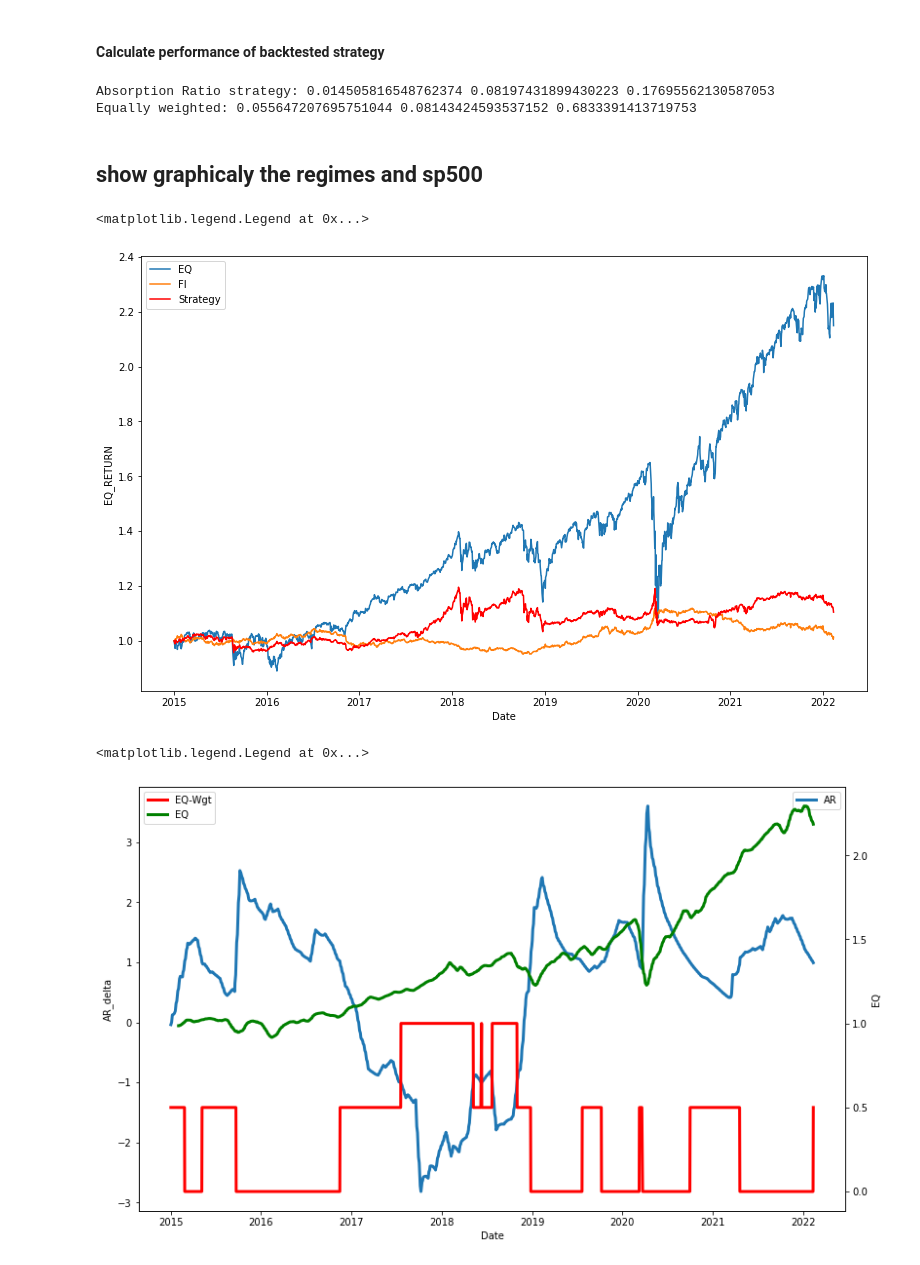
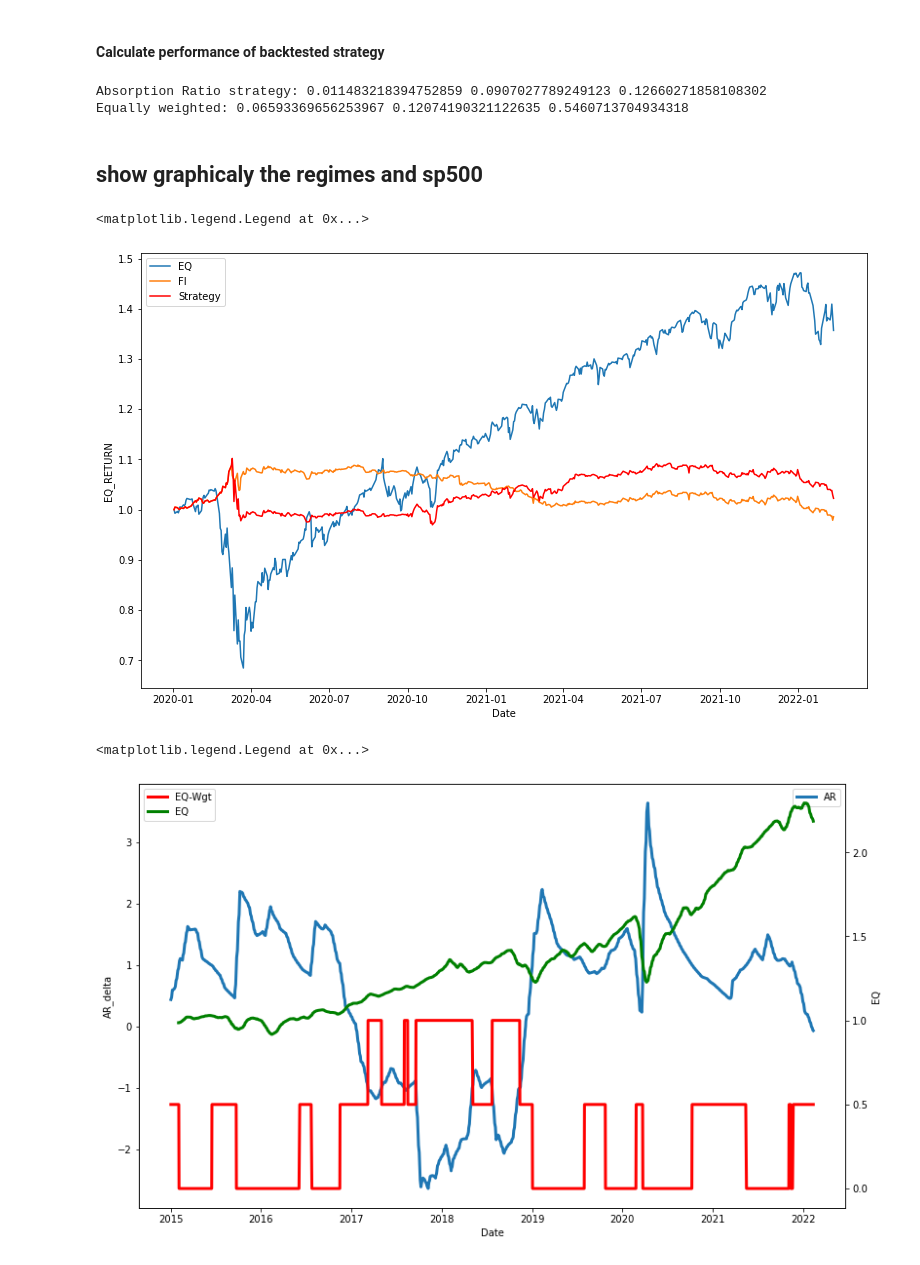
Before and after one commit to jgerhard/quantum-fund, a Jupyter notebook: regime.ipynb, the cells around one changed output. Drawn from its saved outputs; the diff is of its cells as text; code cells hidden in the pictures.

```diff
--- a/regime.ipynb
+++ b/regime.ipynb
@@ -135,14 +135,10 @@ print('Number of stocks = %d' % num_assets)
 print('Number of principal components = %d' % absorb_comp)
 
 # indexes date on which to compute PCA
-days_offset = 4 * 252
-num_days = 12 * 252 + days_offset
-pca_ts_index = normed_r.index[list(range(lookback_window + days_offset, min(num_days, len(normed_r)), step_size))]
+pca_ts_index = normed_r.index[list(range(lookback_window, len(normed_r), step_size))]
 
 # allocate array for storing absorption ratio
 absorp_ratio = np.array([np.nan]*len(pca_ts_index))
-
-assert 'SPX' not in normed_r.iloc[:lookback_window, :-1].columns.values, "By accident included SPX index"
 # %% [output]
 Lookback window = 504
 Step size = 1
@@ -151,8 +147,7 @@ Number of principal components = 100
 # %%
 #%%timeit
 ik = 0
-print(range(lookback_window + days_offset, min(num_days, len(normed_r)), step_size))
-for ix in range(lookback_window + days_offset, min(num_days, len(normed_r)), step_size):
+for ix in range(lookback_window, len(normed_r), step_size):
     ret_frame = normed_r.iloc[(ix - lookback_window) : ix, :-1]  # fixed window
     cov_mat = ret_frame.cov()
     if ik == 0 or ik % 21 == 0: # to speed up convergence compute just once a month?
@@ -336,16 +322,16 @@ def backtest_strategy(strat_wgts, asset_returns, periods_per_year = 252):
     annualized_volatility = together.Returns.std() * np.sqrt(periods_per_year)
     return annualized_return, annualized_volatility, annualized_return/annualized_volatility
 # %%
-offset = "01-01-2015"
+offset = "01-01-2020"
 ann_ret, ann_vol, sharpe = backtest_strategy(wgts[offset:], etf_r[offset:])
 print('Absorption Ratio strategy:', ann_ret, ann_vol, sharpe)
 eq_wgts = wgts.copy()
 eq_wgts.iloc[:, ] = 0.5
-ann_ret_eq_wgt, ann_vol_eq_wgt, sharpe_eq_wgt = backtest_strategy(eq_wgts, etf_r)
+ann_ret_eq_wgt, ann_vol_eq_wgt, sharpe_eq_wgt = backtest_strategy(eq_wgts[offset:], etf_r[offset:])
 print('Equally weighted:', ann_ret_eq_wgt, ann_vol_eq_wgt, sharpe_eq_wgt)
 # %% [output]
-Absorption Ratio strategy: 0.014505816548762374 0.08197431899430223 0.17695562130587053
-Equally weighted: 0.055647207695751044 0.08143424593537152 0.6833391413719753
+Absorption Ratio strategy: 0.011483218394752859 0.0907027789249123 0.12660271858108302
+Equally weighted: 0.06593369656253967 0.12074190321122635 0.5460713704934318
 # %% [markdown]
 ## show graphicaly the regimes and sp500
 # %%
@@ -368,13 +354,13 @@ sns.lineplot(data=port_perform, color="r", label="Strategy")
 plt.legend()
 # %% [output]
 <matplotlib.legend.Legend at 0x...>
-[figure, old version]
+[figure, new version]
 # %%
 sns.lineplot(data=df_plot.AR_delta[offset:], linewidth=3, label="AR")
-ax=plt.twinx()
-sns.lineplot(data=wgts.EQ[offset:], ax=ax, linewidth=3, color="r", label="EQ-Wgt")
-sns.lineplot(data=EQ_perform.rolling(21).mean(), label="EQ", color="g", linewidth=3)
+ax2=plt.twinx()
+sns.lineplot(data=wgts.EQ[offset:],  linewidth=3, color="r", label="EQ-Wgt")
+sns.lineplot(data=EQ_perform.rolling(21).mean(), ax=ax2, label="EQ", color="g", linewidth=3)
 plt.legend()
 # %% [output]
 <matplotlib.legend.Legend at 0x...>
-[figure, old version]
+[figure, new version]
```
Also changed, not shown: parts of 5 cells of this notebook.
